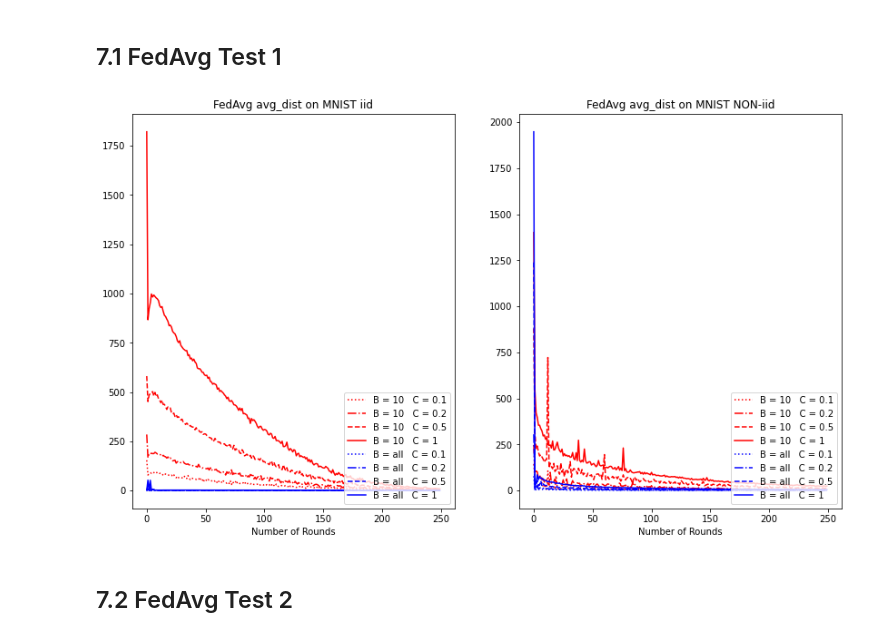
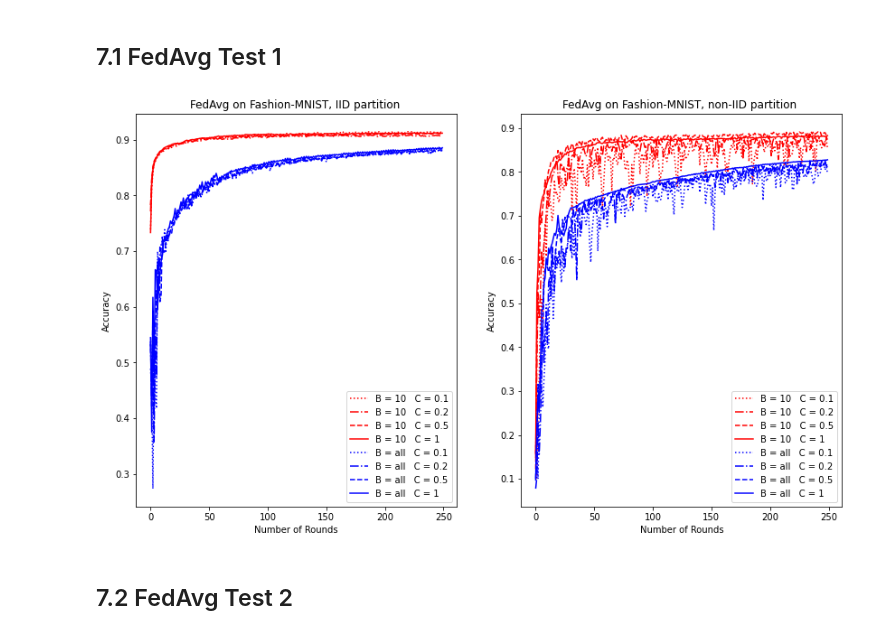
Before and after one commit to A-Botti/Federated-rSGD, a Jupyter notebook: r_SGD_for_Federated_Learning_v7.ipynb, the cells around one changed output. Saved outputs shown, nothing was run; the diff lists cells and outputs as text; code cells hidden in the pictures.

```diff
--- a/r_SGD_for_Federated_Learning_v7.ipynb
+++ b/r_SGD_for_Federated_Learning_v7.ipynb
@@ -874,26 +821,3 @@ for ax_pair, metr in zip(((ax1, ax2),(ax3, ax4)), ["test_acc", "test_loss"]):
 [figure]
 # %% [markdown]
 ## OLD Test 6.5
-# %%
-t05 = pd.read_csv("logs/log_t05.csv")
-t05["metrics"] = t05["metrics"].apply(lambda x: json.loads(x.replace("'", "\"")))
-fig, ((ax1, ax2),(ax3, ax4)) = plt.subplots(2, 2, sharey = False)
-fig.set_size_inches(14, 14)
-
-color_dict = {0:"red", 1:"orange", 2:"grey", 3:"green", 4:"blue", 5:"purple", 6:"black"}
-ds = "mnist"
-
-for ax_pair, ds in zip(((ax1, ax2),(ax3, ax4)), ["cifar10", "mnist"]):
-    for ax, iid in zip(ax_pair, [True, False]):
-        for col, algo in enumerate(["FedAvg", "rSGD"]):
-
-            acc = t05[(t05["dataset"] == ds) &
-                       (t05["iid"]==iid) &
-                       (t05["algo"]==algo)]["metrics"].item()["train_loss"]
-
-            x = np.arange(len(acc))
-            ax.plot(x, acc, color = color_dict[col], linestyle = "--", label = "{}  ".format(algo))
-            ax.set(xlabel='Number of Rounds', ylabel=f'{metr}', title = "{}, {}".format(ds, iid))
-            #ax.set_ylim([0.85, 1]) if ds =="mnist" else  ax.set_ylim([0.1, .8])
-            ax.grid()
-        ax.legend(loc = "lower right")
@@ -904,28 +826,28 @@ for ax_pair, ds in zip(((ax1, ax2),(ax3, ax4)), ["cifar10", "mnist"]):
 # %%
 fedavg_t1 = pd.read_csv("logs/log_fedavg_t1.csv")
 fedavg_t1["metrics"] = fedavg_t1["metrics"].apply(lambda x: json.loads(x.replace("'", "\"")))
 
 fig, (ax1, ax2) = plt.subplots(1, 2, sharey = False)
 fig.set_size_inches(14, 8)
 
-metr = "train_loss"
+metr = "test_acc"
 
 for ax, iid in zip([ax1, ax2], [True, False]):
     for color, bs in zip(["red", "blue"],["10", "all"]):
         for dash, c in zip([":", "-.","--", "-"], [0.1, 0.2, 0.5, 1]):
 
             acc = fedavg_t1[(fedavg_t1["C"] == c) &
                        (fedavg_t1["local_batchSize"]==bs) &
                        (fedavg_t1["iid"]==iid)]["metrics"].item()[metr]
 
             x = np.arange(len(acc))
             ax.plot(x, acc, color = color, linestyle = dash, label = "B = {}   C = {}".format(bs, c))
             ax.set(xlabel='Number of Rounds', ylabel='Accuracy', title = "FedAvg on Fashion-MNIST, {} partition ".format("IID" if iid else "non-IID"))
             #ax.set_ylim(0.5, 1)
             ax.grid()
         ax.legend(loc = "lower right")
 # %% [output]
-[figure, old version]
+[figure, new version]
 # %% [markdown]
 ## 7.2 FedAvg Test 2
 # %% [markdown]
```
Also changed, not shown: parts of 8 cells of this notebook.
